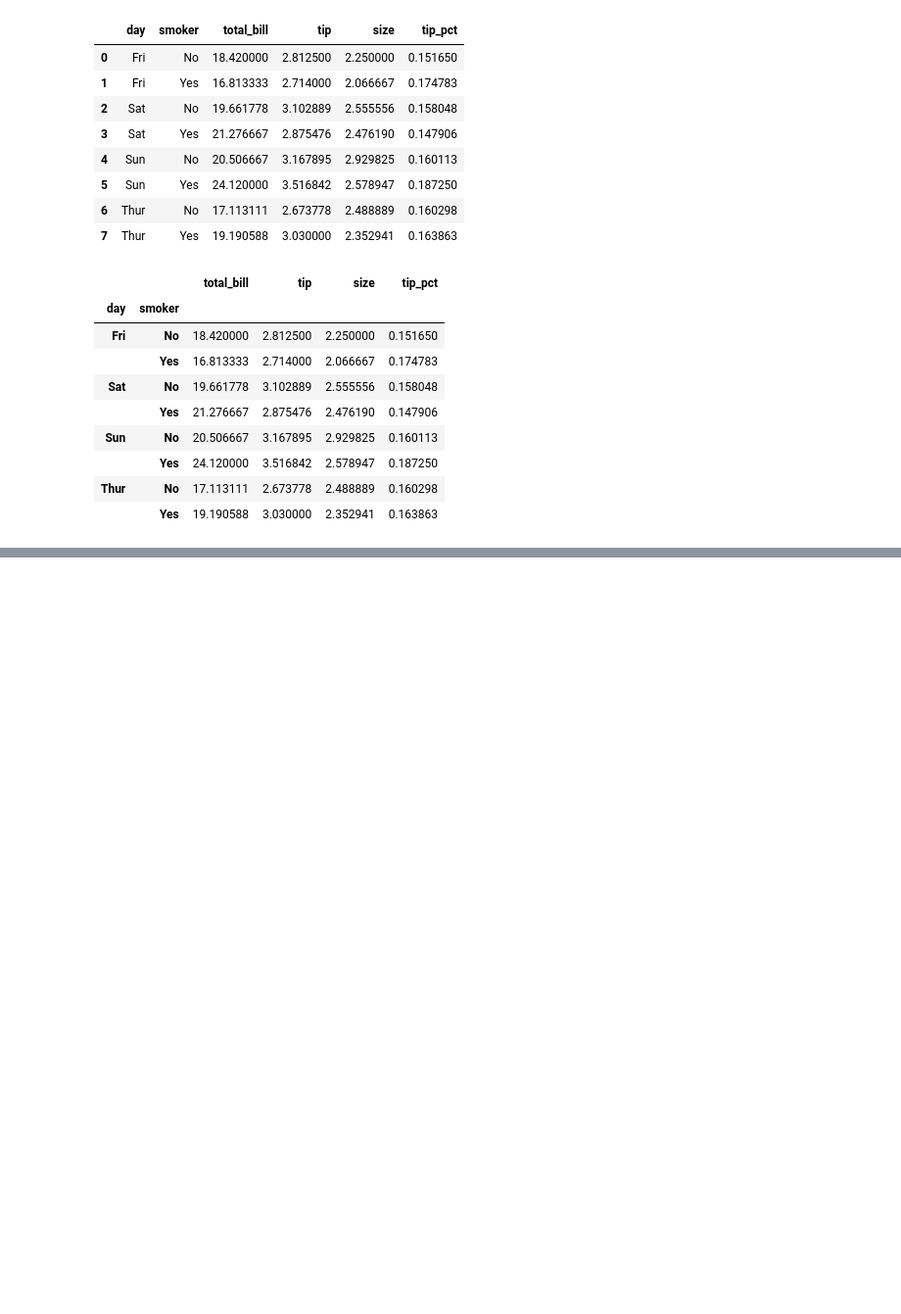
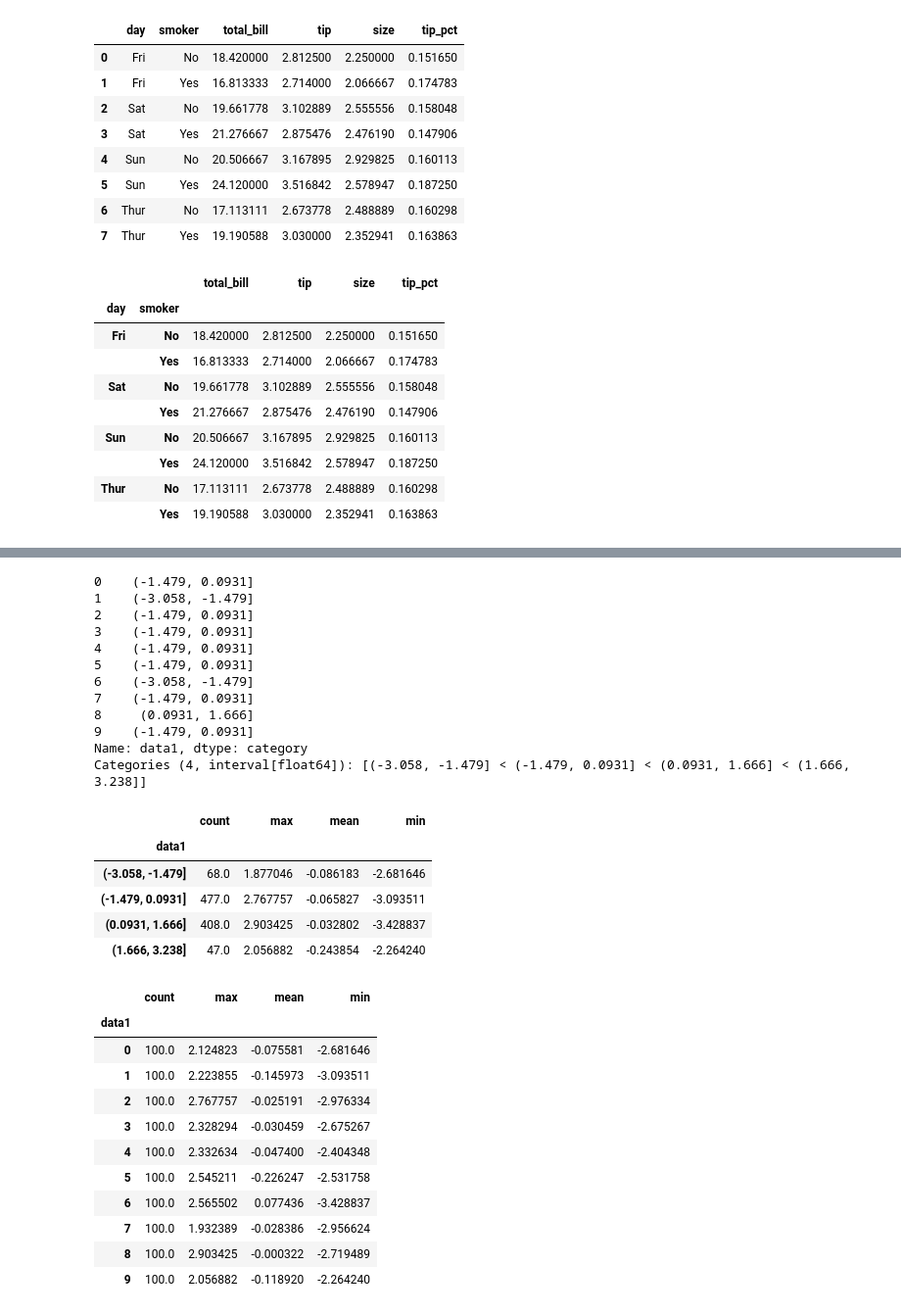
Before and after one commit to Roooooobin/Python-for-Data-Analysis-Practice, a Jupyter notebook: Data Aggregation and Group Operations.ipynb, the cells around one changed output, grey strips where cells are left out. Shown at 98% size. Drawn from its saved outputs; the diff is of its cells as text; code cells hidden in the pictures; blank space fills up the shorter version.

```diff
--- a/Data Aggregation and Group Operations.ipynb
+++ b/Data Aggregation and Group Operations.ipynb
@@ -395,0 +472,52 @@ tips.groupby(['day', 'smoker']).mean()
+# %%
+# quantile and bucket analysis
+# slice data up into buckets with bins
+frame = pd.DataFrame({'data1': np.random.randn(1000),
+                      'data2': np.random.randn(1000)})
+quartiles = pd.cut(frame.data1, 4)
+quartiles[:10]
+
+
+def get_stats(group):
+    return {'min': group.min(), 'max': group.max(),
+            'count': group.count(), 'mean': group.mean()}
+
+
+grouped = frame.data2.groupby(quartiles)
+grouped.apply(get_stats).unstack()
+# these were equal-length buckets
+# qcut to compute equal-size buckets
+grouping = pd.qcut(frame.data1, 10, labels=False)
+grouped = frame.data2.groupby(grouping)
+grouped.apply(get_stats).unstack()
+# %% [output]
+0    (-1.479, 0.0931]
+1    (-3.058, -1.479]
+2    (-1.479, 0.0931]
+3    (-1.479, 0.0931]
+4    (-1.479, 0.0931]
+5    (-1.479, 0.0931]
+6    (-3.058, -1.479]
+7    (-1.479, 0.0931]
+8     (0.0931, 1.666]
+9    (-1.479, 0.0931]
+Name: data1, dtype: category
+Categories (4, interval[float64]): [(-3.058, -1.479] < (-1.479, 0.0931] < (0.0931, 1.666] < (1.666, 3.238]]
+|  | count | max | mean | min |
+| data1 |  |  |  |  |
+| (-3.058, -1.479] | 68.0 | 1.877046 | -0.086183 | -2.681646 |
+| (-1.479, 0.0931] | 477.0 | 2.767757 | -0.065827 | -3.093511 |
+| (0.0931, 1.666] | 408.0 | 2.903425 | -0.032802 | -3.428837 |
+| (1.666, 3.238] | 47.0 | 2.056882 | -0.243854 | -2.264240 |
+|  | count | max | mean | min |
+| data1 |  |  |  |  |
+| 0 | 100.0 | 2.124823 | -0.075581 | -2.681646 |
+| 1 | 100.0 | 2.223855 | -0.145973 | -3.093511 |
+| 2 | 100.0 | 2.767757 | -0.025191 | -2.976334 |
+| 3 | 100.0 | 2.328294 | -0.030459 | -2.675267 |
+| 4 | 100.0 | 2.332634 | -0.047400 | -2.404348 |
+| 5 | 100.0 | 2.545211 | -0.226247 | -2.531758 |
+| 6 | 100.0 | 2.565502 | 0.077436 | -3.428837 |
+| 7 | 100.0 | 1.932389 | -0.028386 | -2.956624 |
+| 8 | 100.0 | 2.903425 | -0.000322 | -2.719489 |
+| 9 | 100.0 | 2.056882 | -0.118920 | -2.264240 |
```
Also changed, not shown: parts of 11 cells of this notebook.
